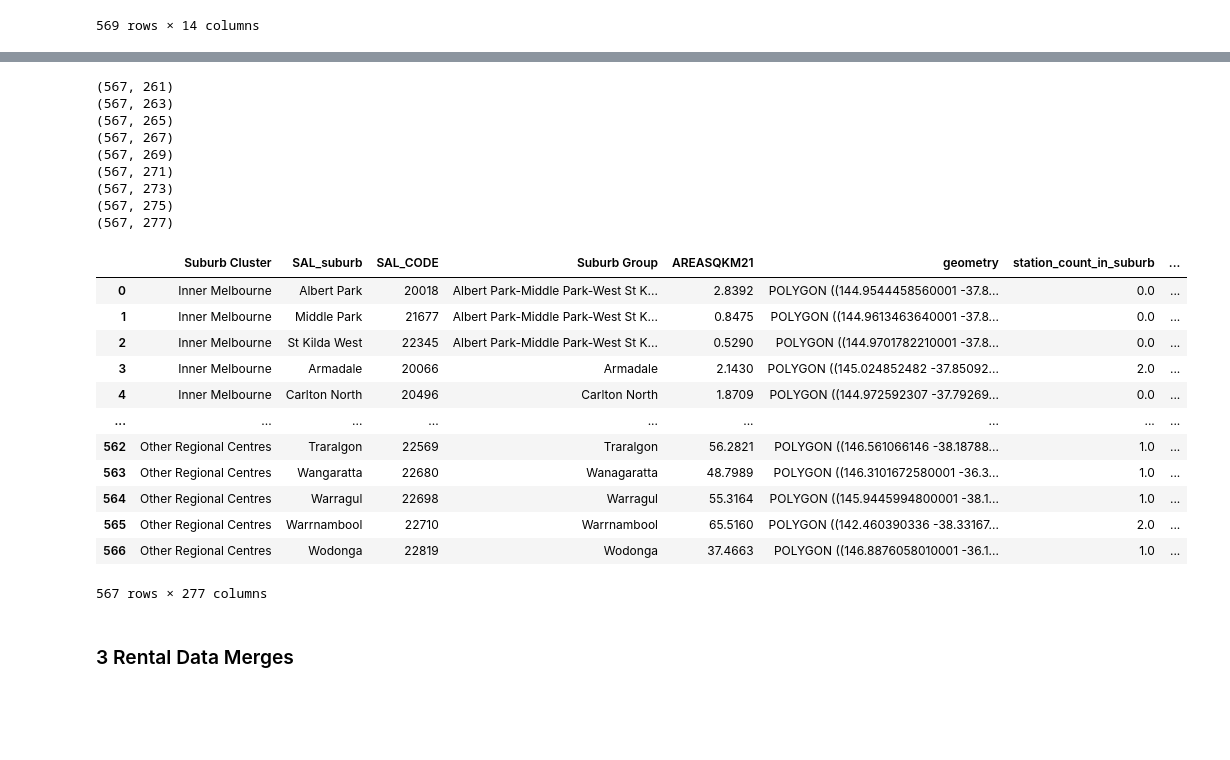
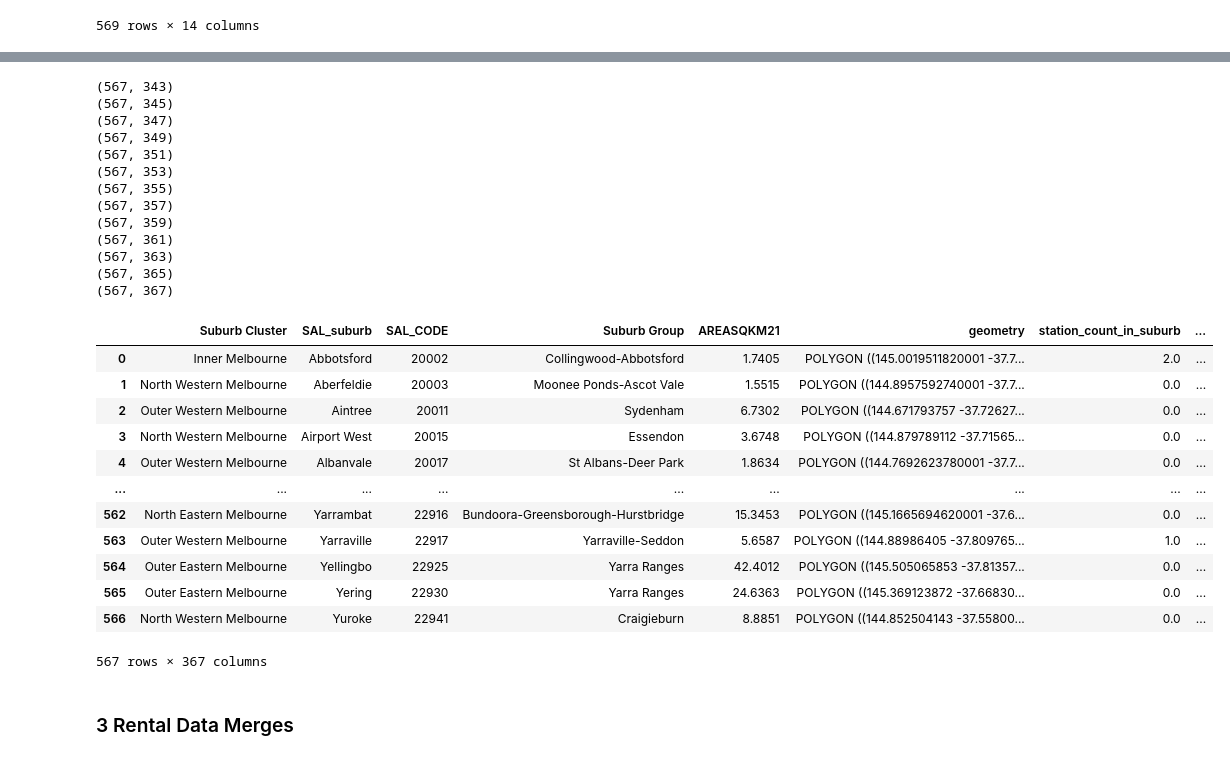
Before and after one commit to MAST30034-AppliedDataScience/project-2-group-real-estate-industry-project-8, a Jupyter notebook: notebooks/Data_merging.ipynb, the cells around one changed output, grey strips where cells are left out. Drawn from its saved outputs; the diff is of its cells as text; code cells hidden in the pictures; blank space fills up the shorter version.

```diff
--- a/notebooks/Data_merging.ipynb
+++ b/notebooks/Data_merging.ipynb
@@ -94,7 +93,7 @@ open_spaces_df
 # %%
 # Start by merging the first DataFrame (proximity1_df) with the crime data
 combined_df = proximity1_df
-combined_df = combined_df.merge(crime_df, on='SAL_CODE', how='left')
+combined_df = combined_df.merge(crime_df, on='SAL_CODE', how='right')
 combined_df
 # %% [output]
 |  | Suburb Cluster | SAL_suburb | SAL_CODE | Suburb Group | AREASQKM21 | geometry | station_count_in_suburb | ... |
@@ -155,16 +156,16 @@ combined_df
 # %%
 # merge in all internet speed data (2019-2023)
-for year in range(2019,2024):
+#for year in range(2019,2024):
 
-    # merge in the data
-    df = pd.read_csv(f'../data/curated/{year}_fixed_broadband.csv')
-    df = df.rename(columns=lambda x: f"{year}_{x}")
-    df = df.rename(columns={f"{year}_SAL_CODE": "SAL_CODE"})
-    df = df.fillna(df.mean())
-    combined_df = combined_df.merge(df, on='SAL_CODE', how='left')
+ #   # merge in the data
+  #  df = pd.read_csv(f'../data/curated/{year}_fixed_broadband.csv')
+   # df = df.rename(columns=lambda x: f"{year}_{x}")
+    #df = df.rename(columns={f"{year}_SAL_CODE": "SAL_CODE"})
+    #df = df.fillna(df.mean())
+    #combined_df = combined_df.merge(df, on='SAL_CODE', how='left')
 
     # there are 15 suburbs which have missing values, we will impute this as the average speed and no. of tests for the year
-    for col in df.columns:
-        if col != "SAL_CODE":
-            combined_df[col] = combined_df[col].fillna(combined_df[col].mean())
-combined_df
+    #for col in df.columns:
+     #   if col != "SAL_CODE":
+      #      combined_df[col] = combined_df[col].fillna(combined_df[col].mean())
+#combined_df
@@ -185,6 +172,6 @@ combined_df
 # %%
-# merge in all business data (216-2024)
-for year in range(2016,2025):
+# merge in all business data (2016-2028)
+for year in range(2016,2029):
 
     # merge in the data
     df = pd.read_csv(f'../data/curated/osm_data_{year}.csv')
@@ -215,7 +202,7 @@ combined_df
 # %%
-# merge in all ABS data (2016-2024)
+# merge in all ABS data (2016-2028)
 # note most of this data is artifical made through ARIMA
-for year in range(2016,2025):
+for year in range(2016,2029):
     df = pd.read_csv(f'../data/curated/ABS_extrapolated/ABS_data_{year}.csv')
     df = df.rename(columns=lambda x: f"{year}_{x}")
     df = df.rename(columns={f"{year}_SAL_CODE": "SAL_CODE"})
@@ -249,35 +240,39 @@ combined_df
 # %%
-# read in all population data (2016-2024)
-for year in range(2016,2025):
+# read in all population data (2016-2028)
+for year in range(2016,2029):
     df = pd.read_csv(f'../data/raw/pop_projections/pop_{year}.csv')
     df = df.rename(columns=lambda x: f"{year}_{x}")
     df = df.rename(columns={f"{year}_SAL_CODE": "SAL_CODE"})
     combined_df = combined_df.merge(df, on='SAL_CODE', how='left')
     print(combined_df.shape)
 combined_df
 # %% [output]
-(567, 261)
-(567, 263)
-(567, 265)
-(567, 267)
-(567, 269)
-(567, 271)
-(567, 273)
-(567, 275)
-(567, 277)
+(567, 343)
+(567, 345)
+(567, 347)
+(567, 349)
+(567, 351)
+(567, 353)
+(567, 355)
+(567, 357)
+(567, 359)
+(567, 361)
+(567, 363)
+(567, 365)
+(567, 367)
 |  | Suburb Cluster | SAL_suburb | SAL_CODE | Suburb Group | AREASQKM21 | geometry | station_count_in_suburb | ... |
-| 0 | Inner Melbourne | Albert Park | 20018 | Albert Park-Middle Park-West St K... | 2.8392 | POLYGON ((144.9544458560001 -37.8... | 0.0 | ... |
-| 1 | Inner Melbourne | Middle Park | 21677 | Albert Park-Middle Park-West St K... | 0.8475 | POLYGON ((144.9613463640001 -37.8... | 0.0 | ... |
-| 2 | Inner Melbourne | St Kilda West | 22345 | Albert Park-Middle Park-West St K... | 0.5290 | POLYGON ((144.9701782210001 -37.8... | 0.0 | ... |
-| 3 | Inner Melbourne | Armadale | 20066 | Armadale | 2.1430 | POLYGON ((145.024852482 -37.85092... | 2.0 | ... |
-| 4 | Inner Melbourne | Carlton North | 20496 | Carlton North | 1.8709 | POLYGON ((144.972592307 -37.79269... | 0.0 | ... |
+| 0 | Inner Melbourne | Abbotsford | 20002 | Collingwood-Abbotsford | 1.7405 | POLYGON ((145.0019511820001 -37.7... | 2.0 | ... |
+| 1 | North Western Melbourne | Aberfeldie | 20003 | Moonee Ponds-Ascot Vale | 1.5515 | POLYGON ((144.8957592740001 -37.7... | 0.0 | ... |
+| 2 | Outer Western Melbourne | Aintree | 20011 | Sydenham | 6.7302 | POLYGON ((144.671793757 -37.72627... | 0.0 | ... |
+| 3 | North Western Melbourne | Airport West | 20015 | Essendon | 3.6748 | POLYGON ((144.879789112 -37.71565... | 0.0 | ... |
+| 4 | Outer Western Melbourne | Albanvale | 20017 | St Albans-Deer Park | 1.8634 | POLYGON ((144.7692623780001 -37.7... | 0.0 | ... |
 | ... | ... | ... | ... | ... | ... | ... | ... | ... |
-| 562 | Other Regional Centres | Traralgon | 22569 | Traralgon | 56.2821 | POLYGON ((146.561066146 -38.18788... | 1.0 | ... |
-| 563 | Other Regional Centres | Wangaratta | 22680 | Wanagaratta | 48.7989 | POLYGON ((146.3101672580001 -36.3... | 1.0 | ... |
-| 564 | Other Regional Centres | Warragul | 22698 | Warragul | 55.3164 | POLYGON ((145.9445994800001 -38.1... | 1.0 | ... |
-| 565 | Other Regional Centres | Warrnambool | 22710 | Warrnambool | 65.5160 | POLYGON ((142.460390336 -38.33167... | 2.0 | ... |
-| 566 | Other Regional Centres | Wodonga | 22819 | Wodonga | 37.4663 | POLYGON ((146.8876058010001 -36.1... | 1.0 | ... |
+| 562 | North Eastern Melbourne | Yarrambat | 22916 | Bundoora-Greensborough-Hurstbridge | 15.3453 | POLYGON ((145.1665694620001 -37.6... | 0.0 | ... |
+| 563 | Outer Western Melbourne | Yarraville | 22917 | Yarraville-Seddon | 5.6587 | POLYGON ((144.88986405 -37.809765... | 1.0 | ... |
+| 564 | Outer Eastern Melbourne | Yellingbo | 22925 | Yarra Ranges | 42.4012 | POLYGON ((145.505065853 -37.81357... | 0.0 | ... |
+| 565 | Outer Eastern Melbourne | Yering | 22930 | Yarra Ranges | 24.6363 | POLYGON ((145.369123872 -37.66830... | 0.0 | ... |
+| 566 | North Western Melbourne | Yuroke | 22941 | Craigieburn | 8.8851 | POLYGON ((144.852504143 -37.55800... | 0.0 | ... |
-567 rows × 277 columns
+567 rows × 367 columns
 # %% [markdown]
 ### 3 Rental Data Merges
 # %% [markdown]
```
Also changed, not shown: parts of 22 cells of this notebook, 4 other files.
